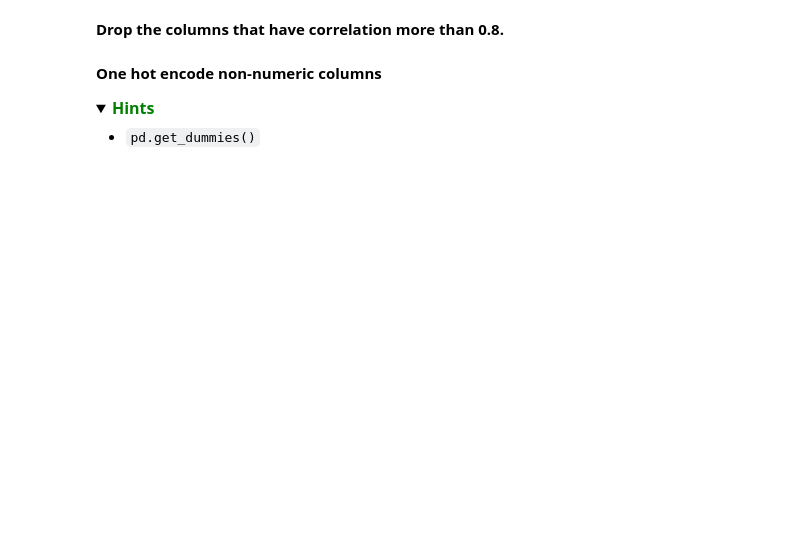
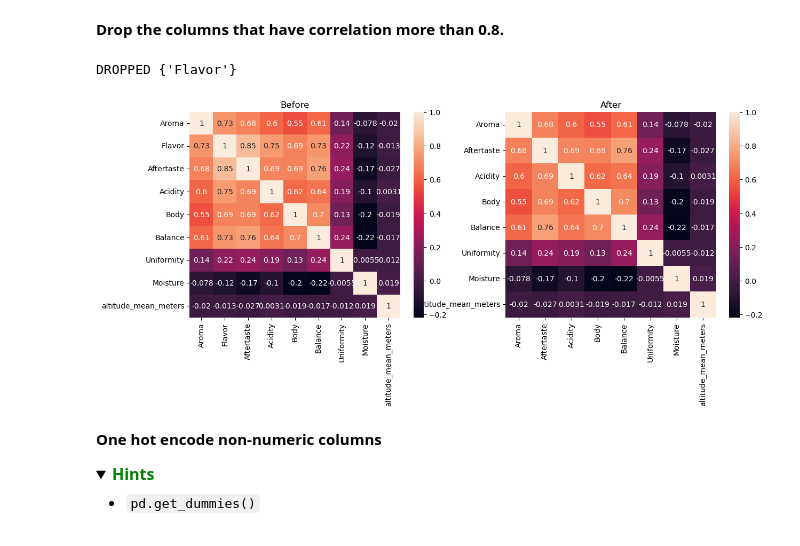
Before and after one commit to MrYellowSock/CE_MACHINE_LEARNING, a Jupyter notebook: Lab3/Lab3-3_Classification.ipynb, the cells around one changed output. Drawn from its saved outputs; the diff is of its cells as text; code cells hidden in the pictures; folded sections open; blank space fills up the shorter version.

```diff
--- a/Lab3/Lab3-3_Classification.ipynb
+++ b/Lab3/Lab3-3_Classification.ipynb
@@ -84,6 +167,9 @@ Y.describe()
 **Standardize X's numeric data**
 # %%
 ### START CODE HERE ###
-
+scaler = StandardScaler()
+numeric_features = X.select_dtypes(include=[np.number]).columns
+X[numeric_features] = scaler.fit_transform(X[numeric_features])
+X
 
 ### END CODE HERE ###
@@ -97,3 +192,29 @@ Y.describe()
+# %%
+### START CODE HERE ###
+fig, axs = plt.subplots(ncols=2, figsize=(14, 5))  # Create a figure with two subplots
+X_numeric = X[numeric_features]
+correlation_matrix= X_numeric.corr()
+sns.heatmap(correlation_matrix, annot=True, ax=axs[0])  # Plot heatmap on the first subplot
+axs[0].set_title('Before')  # Set title for the first subplot
+
+columns_to_drop = set()
+
+for i in range(len(correlation_matrix.columns)):
+    for j in range(i):
+        if abs(correlation_matrix.iloc[i, j]) > 0.8:
+            colname = correlation_matrix.columns[j]
+            columns_to_drop.add(colname)
+# Dropping the columns from the DataFrame
+X_numeric = X_numeric.drop(columns=columns_to_drop)
+correlation_matrix_after = X_numeric.corr()
+sns.heatmap(correlation_matrix_after, annot=True, ax=axs[1])  # Plot heatmap on the second subplot
+axs[1].set_title('After')  # Set title for the second subplot
+print("DROPPED" , columns_to_drop)
+X = X.drop(columns=columns_to_drop)
+### END CODE HERE ###
+# %% [output]
+DROPPED {'Flavor'}
+[figure, added]
 # %% [markdown]
 **One hot encode non-numeric columns**
 <details>
```
Also changed, not shown: parts of 30 cells of this notebook.
